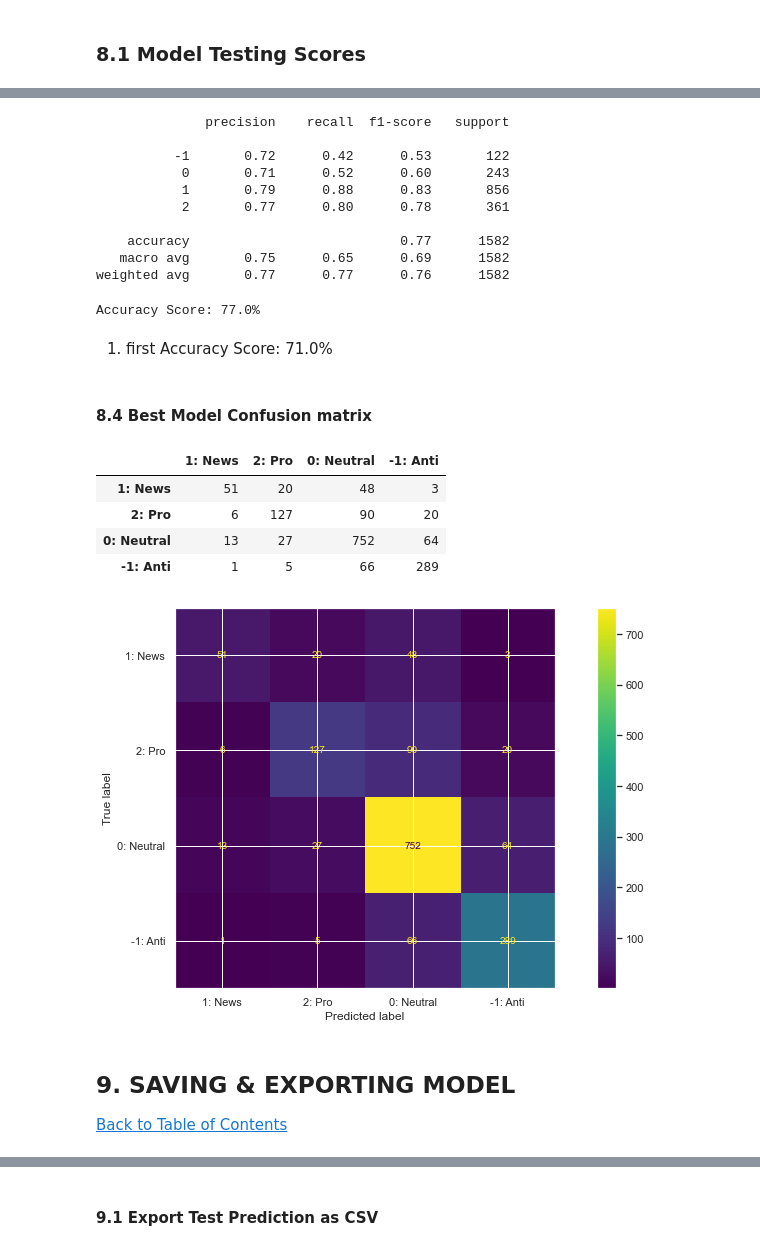
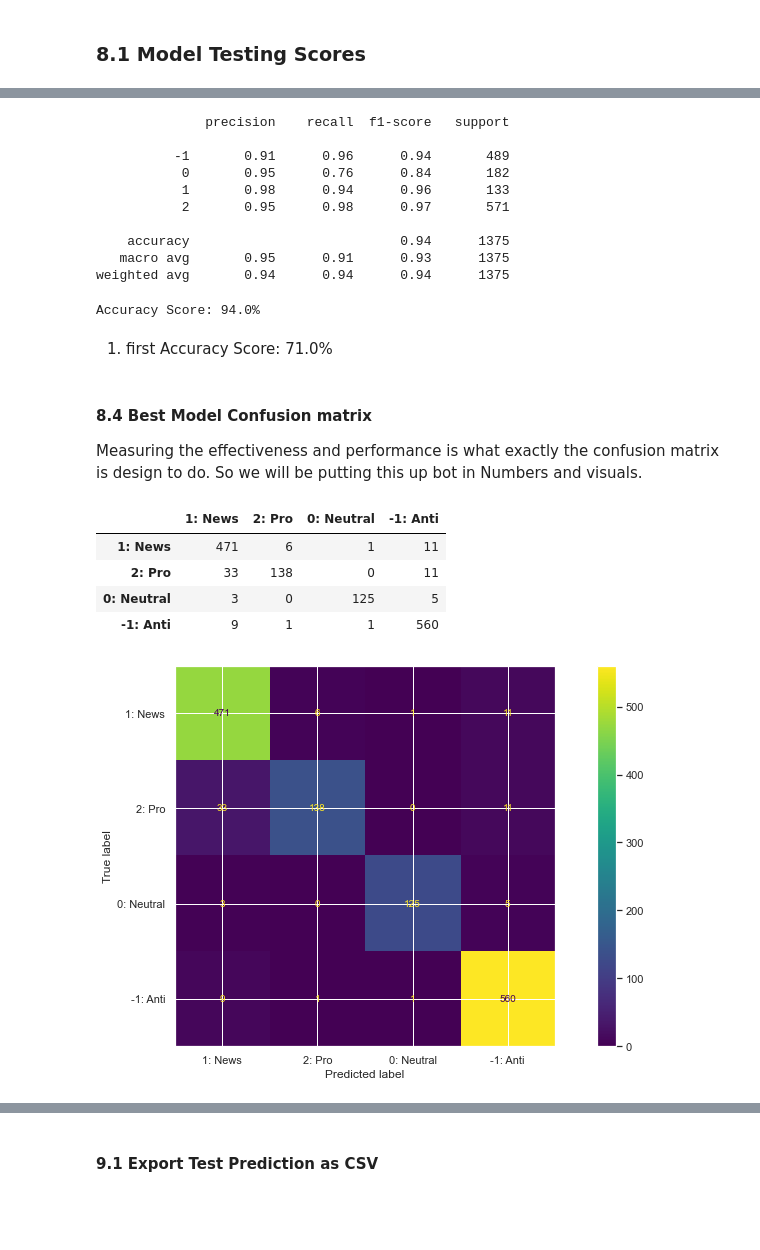
Before and after one commit to ogbeiedward/Climate-Change-Belief-Analysis-2022, a Jupyter notebook: Project File/5.0 Advance_Classification_Notebook.ipynb, the cells around one changed output, grey strips where cells are left out. Saved outputs shown, nothing was run; the diff lists cells and outputs as text; code cells hidden in the pictures; blank space fills up the shorter version.

```diff
--- a/Project File/5.0 Advance_Classification_Notebook.ipynb
+++ b/Project File/5.0 Advance_Classification_Notebook.ipynb
@@ -753,7 +786,10 @@ From the WordCloud;
 <a href=#cont>Back to Table of Contents</a>
 
 This involves preparations to make ready our data to serve those structured selected features to models upon request.
+# %%
+# Feature Extract using CountVectorizer
+vect = CountVectorizer(min_df=1, max_df=0.9, ngram_range=(1, 2))
 # %%
-# First features and label
-X = df_train['message']
+# Extracting features and label
+X = vect.fit_transform(df_train['message'])
 y = df_train['sentiment']
@@ -831 +916,17 @@ y_train.value_counts()
 Name: sentiment, dtype: int64
+# %%
+# Sample of Class Distribution after UNDERSAMPLING (Nearmiss Method)
+unique, counts = np.unique(y_train_n, return_counts=True)
+plt.bar(unique, counts)
+unique, counts = np.unique(y_val_n, return_counts=True)
+plt.bar(unique, counts)
+
+plt.rcParams["figure.figsize"] = (25, 3)
+plt.title('Class Frequency')
+plt.xlabel('Class')
+plt.ylabel('Frequency')
+plt.xticks(ticks=[-1, 0, 1, 2],
+           labels=['Anti_Belief(-1)', 'Neutral_Belief(0)', 'Belief_Man_Made_Cause(1)', 'Factual_News(2)'])
+
+plt.show()
+y_train_n.value_counts()
@@ -986,61 +1118,59 @@ betterVect = CountVectorizer(min_df=1,
 # Creating a pipeline for the gridsearch
 
 # set parameter grid
-param_grid = {'penalty': ['l1', 'l2']}
+param_grid = { 'C': [0.1],
+              'penalty': ['l1', 'l2']}
 
-hyper_best_model = Pipeline([('countV', betterVect),
-                      ('logReg', GridSearchCV(LogisticRegression(),
+hyper_best_model = Pipeline([('logReg', GridSearchCV(LogisticRegression(),
                                            param_grid=param_grid,
                                            cv=5,
                                            n_jobs=-1,
                                            scoring='f1_weighted'))
                       ])
 
-# Fiting data model
-hyper_best_model.fit(X_train, y_train)
+# Fiting data to Best Model (SmoteENN)
+hyper_best_model.fit(X_train_en, y_train_en)
 
 # predicting the fit on validation set
-y_pred = hyper_best_model.predict(X_val)
+y_pred = hyper_best_model.predict(X_val_en)
 
-print(classification_report(y_val, y_pred))
+class_report = classification_report(y_val_en, y_pred)
+print(class_report)
 # %% [output]
               precision    recall  f1-score   support
 
-          -1       0.72      0.42      0.53       122
-           0       0.71      0.52      0.60       243
-           1       0.79      0.88      0.83       856
-           2       0.77      0.80      0.78       361
+          -1       0.91      0.96      0.94       489
+           0       0.95      0.76      0.84       182
+           1       0.98      0.94      0.96       133
+           2       0.95      0.98      0.97       571
 
-    accuracy                           0.77      1582
-   macro avg       0.75      0.65      0.69      1582
-weighted avg       0.77      0.77      0.76      1582
+    accuracy                           0.94      1375
+   macro avg       0.95      0.91      0.93      1375
+weighted avg       0.94      0.94      0.94      1375
 # %%
-print(f'Accuracy Score: {round(metrics.accuracy_score(y_val, y_pred), 2) * 100}''%')
+print(f'Accuracy Score: {round(metrics.accuracy_score(y_val_en, y_pred), 2) * 100}''%')
 # %% [output]
-Accuracy Score: 77.0%
+Accuracy Score: 94.0%
 # %% [markdown]
 1. first Accuracy Score: 71.0%
-# %% [markdown]
-#### 8.4 Best Model Confusion matrix
+# %% [markdown]
+#### 8.4 Best Model Confusion matrix
+Measuring the effectiveness and performance is what exactly the confusion matrix is design to do. So we will be putting this up bot in Numbers and visuals.
 # %%
 labels = ['1: News', '2: Pro', '0: Neutral', '-1: Anti']
-pd.DataFrame(data=confusion_matrix(y_val, y_pred), index=labels, columns=labels)
+pd.DataFrame(data=confusion_matrix(y_val_en, y_pred), index=labels, columns=labels)
 # %% [output]
 |  | 1: News | 2: Pro | 0: Neutral | -1: Anti |
-| 1: News | 51 | 20 | 48 | 3 |
-| 2: Pro | 6 | 127 | 90 | 20 |
-| 0: Neutral | 13 | 27 | 752 | 64 |
-| -1: Anti | 1 | 5 | 66 | 289 |
+| 1: News | 471 | 6 | 1 | 11 |
+| 2: Pro | 33 | 138 | 0 | 11 |
+| 0: Neutral | 3 | 0 | 125 | 5 |
+| -1: Anti | 9 | 1 | 1 | 560 |
 # %%
 # Confusion matrix
-cm = confusion_matrix(y_val, y_pred)
+cm = confusion_matrix(y_val_en, y_pred)
 disp = ConfusionMatrixDisplay(confusion_matrix=cm, display_labels=labels)
 fig, ax = plt.subplots(figsize=(15,7))
 disp.plot(ax=ax)
 plt.show()
 # %% [output]
-[figure, old version]
+[figure, new version]
-# %% [markdown]
-<a id="nine"></a>
-## 9. SAVING & EXPORTING MODEL
-<a href=#cont>Back to Table of Contents</a>
```
Also changed, not shown: parts of 82 cells of this notebook, 3 other files.
